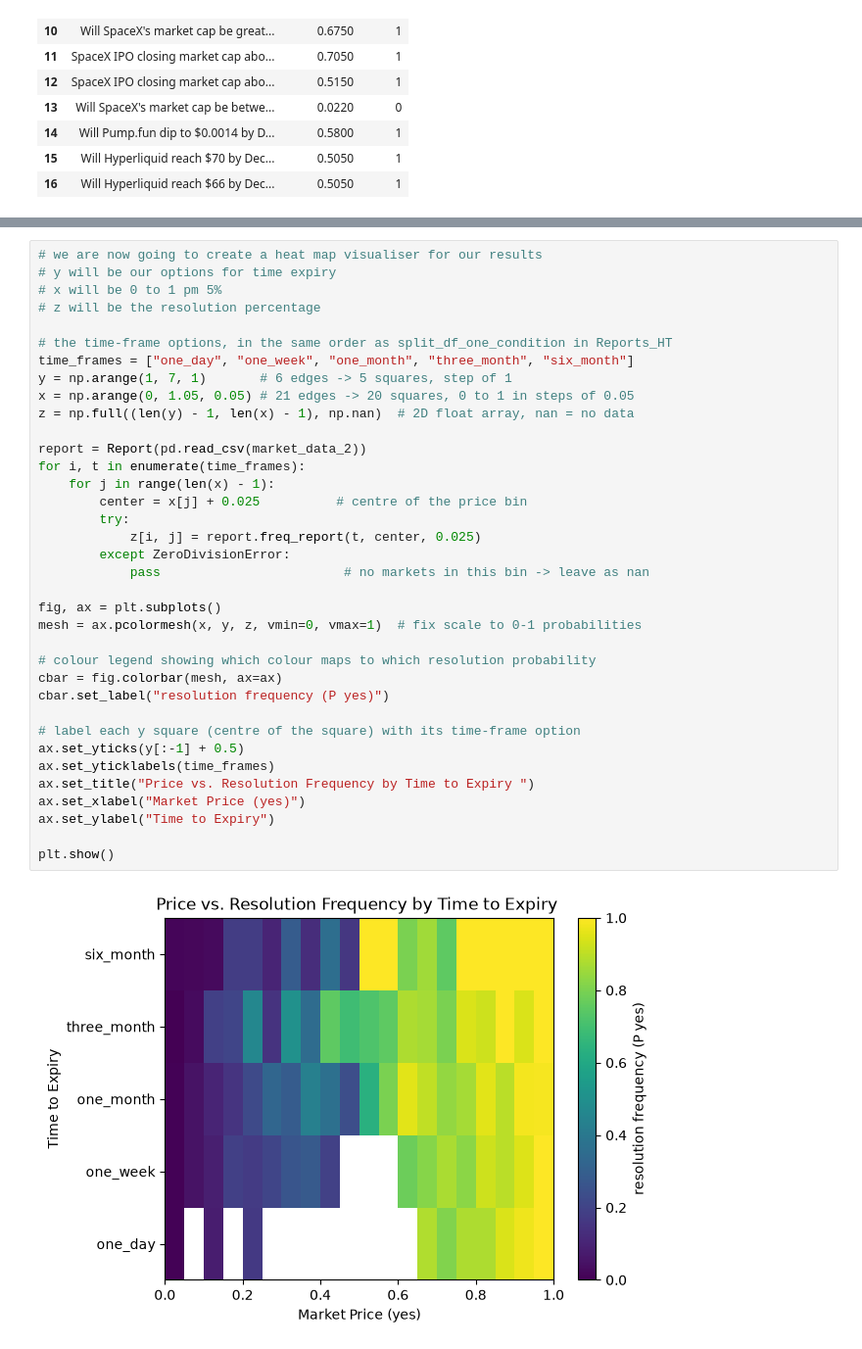
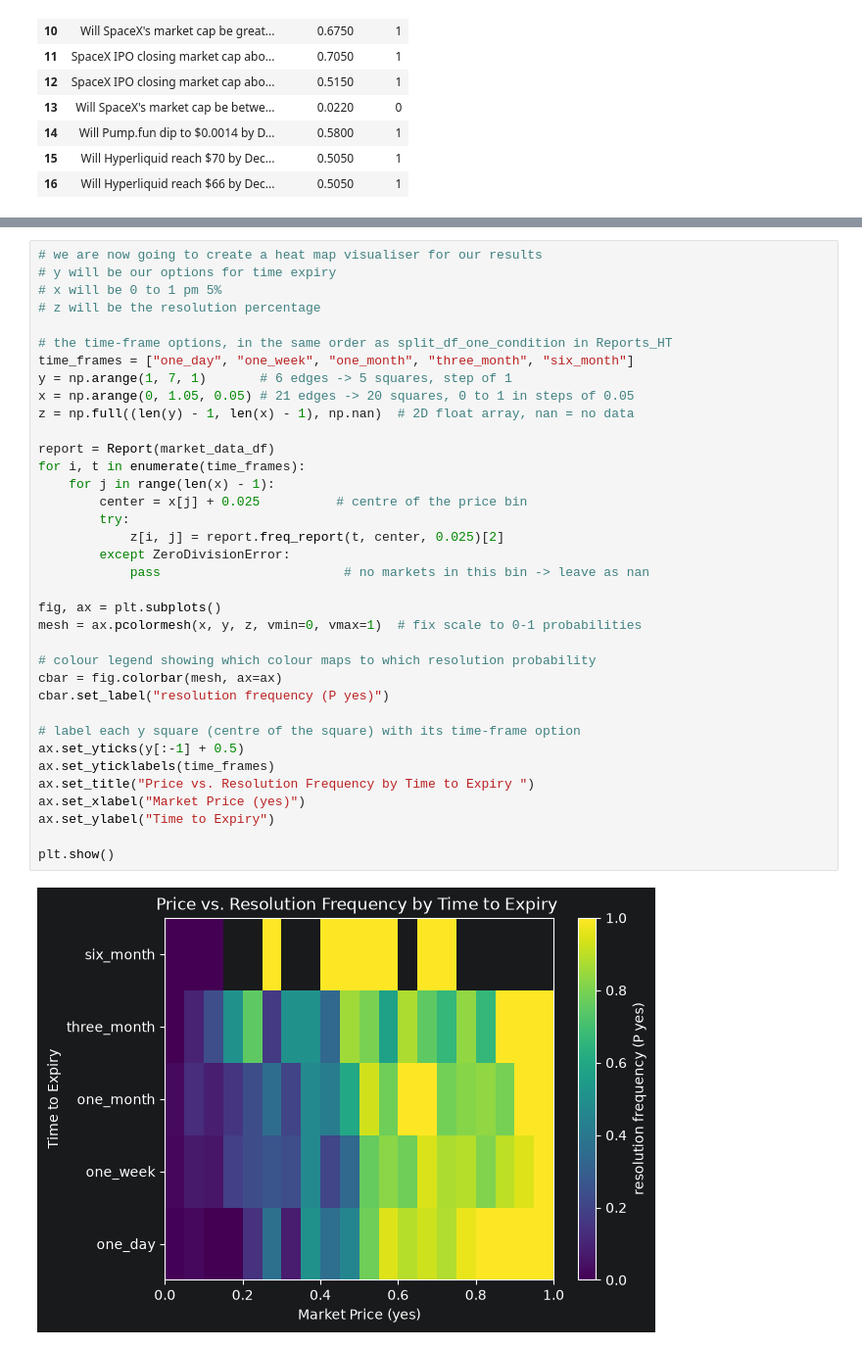
Before and after one commit to Jonathan-kswm/Calibration-and-Mispricing-of-Prediction-Markets, a Jupyter notebook: Notebooks/Market Hypothesis.ipynb, the cells around one changed output, grey strips where cells are left out. Shown at 98% size. Saved outputs shown, nothing was run; the diff lists cells and outputs as text.

Commit message:
Added timing feature to Reports_HT, changed freq_report output

```diff
--- a/Notebooks/Market Hypothesis.ipynb
+++ b/Notebooks/Market Hypothesis.ipynb
@@ -78,35 +78,35 @@ np.float64(1.0)
 
 # the time-frame options, in the same order as split_df_one_condition in Reports_HT
 time_frames = ["one_day", "one_week", "one_month", "three_month", "six_month"]
 y = np.arange(1, 7, 1)       # 6 edges -> 5 squares, step of 1
 x = np.arange(0, 1.05, 0.05) # 21 edges -> 20 squares, 0 to 1 in steps of 0.05
 z = np.full((len(y) - 1, len(x) - 1), np.nan)  # 2D float array, nan = no data
 
-report = Report(pd.read_csv(market_data_2))
+report = Report(market_data_df)
 for i, t in enumerate(time_frames):
     for j in range(len(x) - 1):
         center = x[j] + 0.025          # centre of the price bin
         try:
-            z[i, j] = report.freq_report(t, center, 0.025)
+            z[i, j] = report.freq_report(t, center, 0.025)[2]
         except ZeroDivisionError:
             pass                        # no markets in this bin -> leave as nan
 
 fig, ax = plt.subplots()
 mesh = ax.pcolormesh(x, y, z, vmin=0, vmax=1)  # fix scale to 0-1 probabilities
 
 # colour legend showing which colour maps to which resolution probability
 cbar = fig.colorbar(mesh, ax=ax)
 cbar.set_label("resolution frequency (P yes)")
 
 # label each y square (centre of the square) with its time-frame option
 ax.set_yticks(y[:-1] + 0.5)
 ax.set_yticklabels(time_frames)
 ax.set_title("Price vs. Resolution Frequency by Time to Expiry ")
 ax.set_xlabel("Market Price (yes)")
 ax.set_ylabel("Time to Expiry")
 
 plt.show()
 # %% [output]
-[figure, old version]
+[figure, new version]
 # %%
 #results of the above as a table
```
Also changed, not shown: parts of 2 cells of this notebook, 2 other files.
